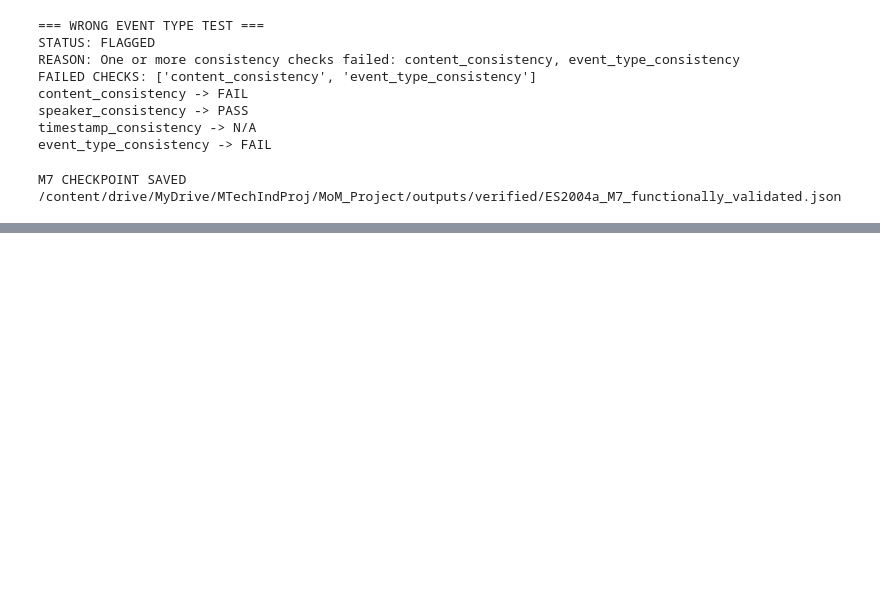
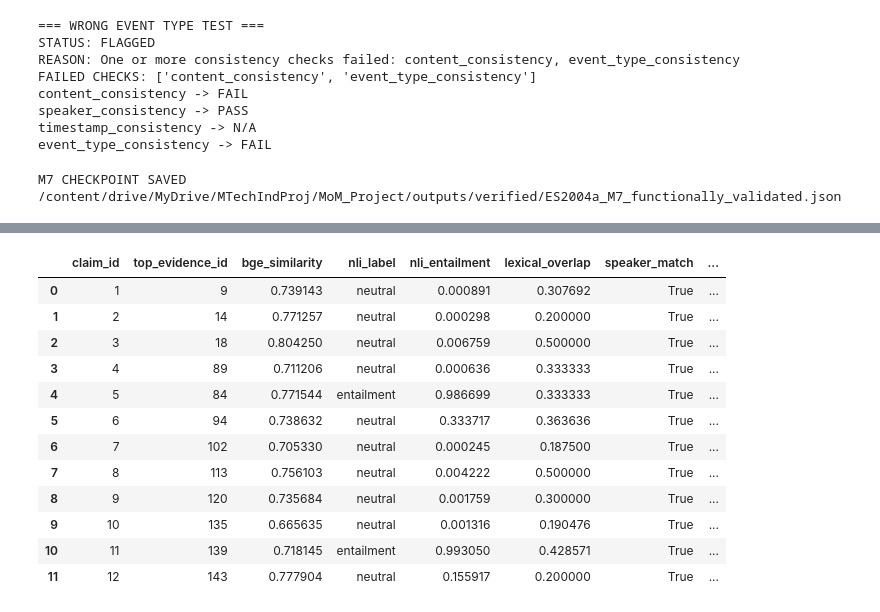
Before and after one commit to sksirfan/evidence-grounded-mom, a Jupyter notebook: 04_mom_generation/04_mom_generation.ipynb, the cells around one changed output, grey strips where cells are left out. Saved outputs shown, nothing was run; the diff lists cells and outputs as text; code cells hidden in the pictures; blank space fills up the shorter version.

```diff
--- a/04_mom_generation/04_mom_generation.ipynb
+++ b/04_mom_generation/04_mom_generation.ipynb
@@ -21365,0 +24524,60 @@ M7 CHECKPOINT SAVED
+# %%
+direct_results = []
+
+for claim_id, claim in enumerate(claims, start=1):
+
+    claim_text = claim["claim_text"]
+
+    retrieved = analyze_attribute_evidence_direct(
+        proposition=claim_text,
+        claim_speaker=claim.get("speaker"),
+        top_k=10
+    )
+
+    top = retrieved[0]
+
+    reference_ids = set(
+        reference_evidence_by_claim[claim_id]
+    )
+
+    reference_ranks = [
+        item["retrieval_rank"]
+        for item in retrieve_evidence(
+            claim_text,
+            top_k=10
+        )
+        if item["evidence_id"] in reference_ids
+    ]
+
+    direct_results.append({
+        "claim_id": claim_id,
+        "top_evidence_id": top["evidence_id"],
+        "bge_similarity": top["retrieval_similarity"],
+        "nli_label": top["nli_label"],
+        "nli_entailment": top["nli_entailment"],
+        "lexical_overlap": top["lexical_overlap"],
+        "speaker_match": top["speaker_match"],
+        "reference_found_top10": len(reference_ranks) > 0,
+        "best_reference_rank": (
+            min(reference_ranks)
+            if reference_ranks else None
+        )
+    })
+
+direct_df = pd.DataFrame(direct_results)
+
+display(direct_df)
+# %% [output]
+|  | claim_id | top_evidence_id | bge_similarity | nli_label | nli_entailment | lexical_overlap | speaker_match | ... |
+| 0 | 1 | 9 | 0.739143 | neutral | 0.000891 | 0.307692 | True | ... |
+| 1 | 2 | 14 | 0.771257 | neutral | 0.000298 | 0.200000 | True | ... |
+| 2 | 3 | 18 | 0.804250 | neutral | 0.006759 | 0.500000 | True | ... |
+| 3 | 4 | 89 | 0.711206 | neutral | 0.000636 | 0.333333 | True | ... |
+| 4 | 5 | 84 | 0.771544 | entailment | 0.986699 | 0.333333 | True | ... |
+| 5 | 6 | 94 | 0.738632 | neutral | 0.333717 | 0.363636 | True | ... |
+| 6 | 7 | 102 | 0.705330 | neutral | 0.000245 | 0.187500 | True | ... |
+| 7 | 8 | 113 | 0.756103 | neutral | 0.004222 | 0.500000 | True | ... |
+| 8 | 9 | 120 | 0.735684 | neutral | 0.001759 | 0.300000 | True | ... |
+| 9 | 10 | 135 | 0.665635 | neutral | 0.001316 | 0.190476 | True | ... |
+| 10 | 11 | 139 | 0.718145 | entailment | 0.993050 | 0.428571 | True | ... |
+| 11 | 12 | 143 | 0.777904 | neutral | 0.155917 | 0.200000 | True | ... |
```
Also changed, not shown: parts of 120 cells of this notebook, 8 other files.
